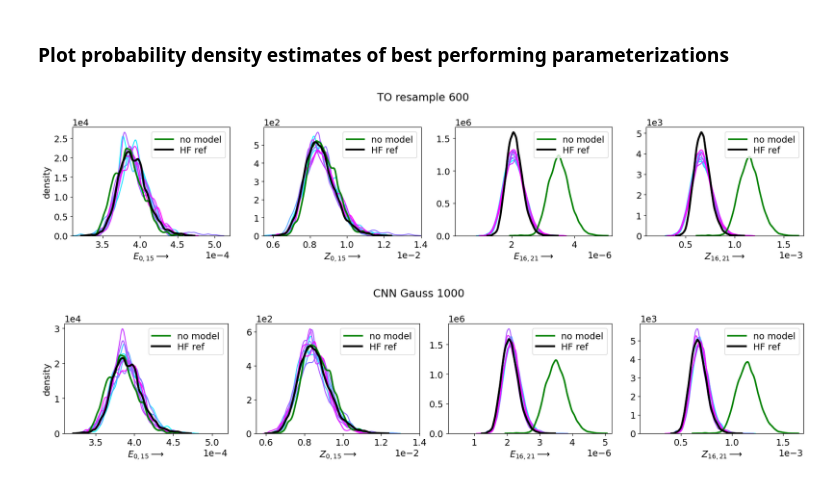
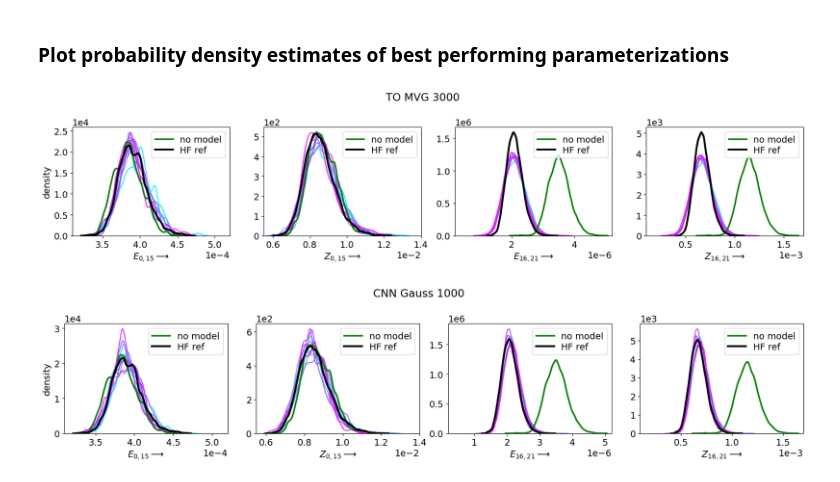
Before and after one commit to rik-stra/tau_orthogonal_method_for_2D_turbulence, a Jupyter notebook: run_experiment.ipynb, the cells around one changed output. Cells and saved outputs as stored; diff of their text form; code cells hidden in the pictures.

```diff
--- a/run_experiment.ipynb
+++ b/run_experiment.ipynb
@@ -462,7 +462,7 @@ for s in sampling_method:
         adapt_input_file("inputs/in_LF_TO_base.json", "inputs/gridsearch/TO/in_TO_"+str(i)+".json", new_flags)
 
 # create files for CNN
-train_size = [100, 200, 400, 600, 800, 1000, 2000, 3000]
+train_size = [100, 200, 400, 600, 800, 1000, 2000, 3000, 4000, 5000]
 filters = ["gauss", "sharp"]
 add_rotations = True
 
@@ -475,7 +475,7 @@ for f in filters:
         # create an input file for training the CNN
         input_dict = {"CNN_id": i,
                         "model_dir": "output/CNN_models_temp/CNN_"+str(i),
-                        "train_file": "pre_computed_data/train_data_RK4/HF_"+f+"_3000.hdf5",
+                        "train_file": "pre_computed_data/train_data_RK4/HF_"+f+"_5000.hdf5",
                         "hist_directory": "output/CNN_models_hist",
                         "n_train_samples": t,
                         "n_epochs": n_epochs,
@@ -600,7 +600,7 @@ for s in sampling_method:
 print("Reading data from CNN runs")
 n_runs = 10
 n_setups = 16
-train_size = [100, 200, 400, 600, 800, 1000, 2000, 3000]
+train_size = [100, 200, 400, 600, 800, 1000, 2000, 3000, 4000, 5000]
 filters = ["gauss", "sharp"]
 add_rotations = [True]*2
 i=0
@@ -715,7 +715,7 @@ for filter in filters:
 ax.set_xlabel("train length (days)")
 ax.set_ylabel("correlation")
 ax.set_xscale('log')
-tl = [100,200,400, 600, 800, 1000, 2000, 3000]
+tl = [100,200,400, 600, 800, 1000, 2000, 3000, 5000]
 ax.set_xticks(tl,labels=tl, rotation = 45)
 ax.set_ylim([0.3,1])
 ax.grid()
@@ -782,7 +782,7 @@ for i in [0,1,2,3]:
     if i%2==0:
         ax[i//2,i%2].set_ylabel("KS-distance")
     ax[i//2,i%2].set_xscale('log')
-    tl = [100,200,400, 600, 800, 1000, 2000, 3000]
+    tl = [100,200,400, 600, 800, 1000, 2000, 3000, 4000, 5000]
 
     ax[i//2,i%2].set_xticks(tl, labels=tl, rotation = 45)
     if i==0:
@@ -1023,8 +1023,8 @@ titles = ['$E_{0,15} \longrightarrow$','$Z_{0,15} \longrightarrow$','$E_{16,21}
 plt.rcParams.update({'font.size': 14})
 plt.rcParams["figure.figsize"] = (17,4)
 bw=1
-sampling_approach = "resample"
-train_len = 600
+sampling_approach = "MVG"
+train_len = 3000
 ID= "TO_"+str(sampling_approach)+'_'+str(train_len)
 
 colors = plt.cm.cool(np.linspace(0,1,10))
@@ -1049,35 +1049,35 @@ for i in [0,1,2,3]:
 
 
 
 #HF
 
 with h5py.File("pre_computed_data/ref/HF_20000days_RK4.hdf5") as file_ref:
     refdata = file_ref["Q_HF"][:-1,:]
 
 for i in [0,1,2,3]:
 
     plt.subplot(1,4,i+1)
     sns.kdeplot(refdata[:,i], color='black', linewidth=3, label="HF ref")
     plt.legend(labelspacing = 0.2)
     plt.ticklabel_format(axis="both",style='sci',scilimits=(0,0),useMathText=False)
     plt.xlabel(titles[i])
     plt.xlim(lims[i])
     if i==0: plt.ylabel("density")
     else: plt.ylabel("")
 
 
 # smag
 # for i in [0,1,2,3]:
 
 #     plt.subplot(1,4,i+1)
 #     sns.kdeplot(file_smag["Q_LF"][:500000,i], color='green', linewidth=2.5, label="Smag")
 
-plt.suptitle("TO resample 600")
+plt.suptitle("TO MVG 3000")
 plt.tight_layout()
 
 #plt.savefig('figs/TO_resample_600_pdfs_with_LF.pdf', bbox_inches='tight')
 # %% [output]
-[figure, old version]
+[figure, new version]
 # %%
 titles = ['$E_{0,15} \longrightarrow$','$Z_{0,15} \longrightarrow$','$E_{16,21} \longrightarrow$','$Z_{16,21} \longrightarrow$']
 plt.rcParams.update({'font.size': 14})
```
Also changed, not shown: parts of 14 cells of this notebook.
